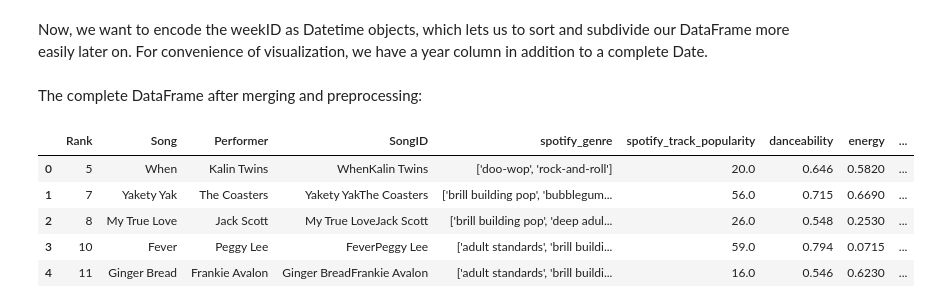
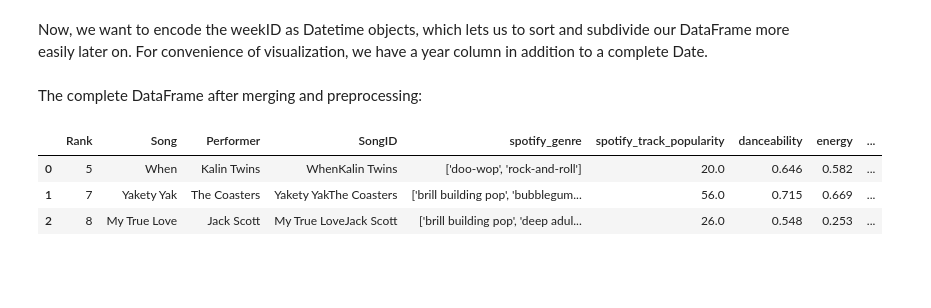
Before and after one commit to ssarahfloress/ssarahfloress.github.io, a Jupyter notebook: Final Tutorial.ipynb, the cells around one changed output. Saved outputs shown, nothing was run; the diff lists cells and outputs as text; code cells hidden in the pictures; blank space fills up the shorter version.

```diff
--- a/Final Tutorial.ipynb
+++ b/Final Tutorial.ipynb
@@ -156,12 +153,10 @@ songs.to_csv("dup.csv")
 # %% [markdown]
 The complete DataFrame after merging and preprocessing:
 # %%
-songs.head()
+songs.head(3)
 # %% [output]
 |  | Rank | Song | Performer | SongID | spotify_genre | spotify_track_popularity | danceability | energy | ... |
-| 0 | 5 | When | Kalin Twins | WhenKalin Twins | ['doo-wop', 'rock-and-roll'] | 20.0 | 0.646 | 0.5820 | ... |
-| 1 | 7 | Yakety Yak | The Coasters | Yakety YakThe Coasters | ['brill building pop', 'bubblegum... | 56.0 | 0.715 | 0.6690 | ... |
-| 2 | 8 | My True Love | Jack Scott | My True LoveJack Scott | ['brill building pop', 'deep adul... | 26.0 | 0.548 | 0.2530 | ... |
-| 3 | 10 | Fever | Peggy Lee | FeverPeggy Lee | ['adult standards', 'brill buildi... | 59.0 | 0.794 | 0.0715 | ... |
-| 4 | 11 | Ginger Bread | Frankie Avalon | Ginger BreadFrankie Avalon | ['adult standards', 'brill buildi... | 16.0 | 0.546 | 0.6230 | ... |
+| 0 | 5 | When | Kalin Twins | WhenKalin Twins | ['doo-wop', 'rock-and-roll'] | 20.0 | 0.646 | 0.582 | ... |
+| 1 | 7 | Yakety Yak | The Coasters | Yakety YakThe Coasters | ['brill building pop', 'bubblegum... | 56.0 | 0.715 | 0.669 | ... |
+| 2 | 8 | My True Love | Jack Scott | My True LoveJack Scott | ['brill building pop', 'deep adul... | 26.0 | 0.548 | 0.253 | ... |
 # %% [markdown]
```
Also changed, not shown: parts of 49 cells of this notebook.
